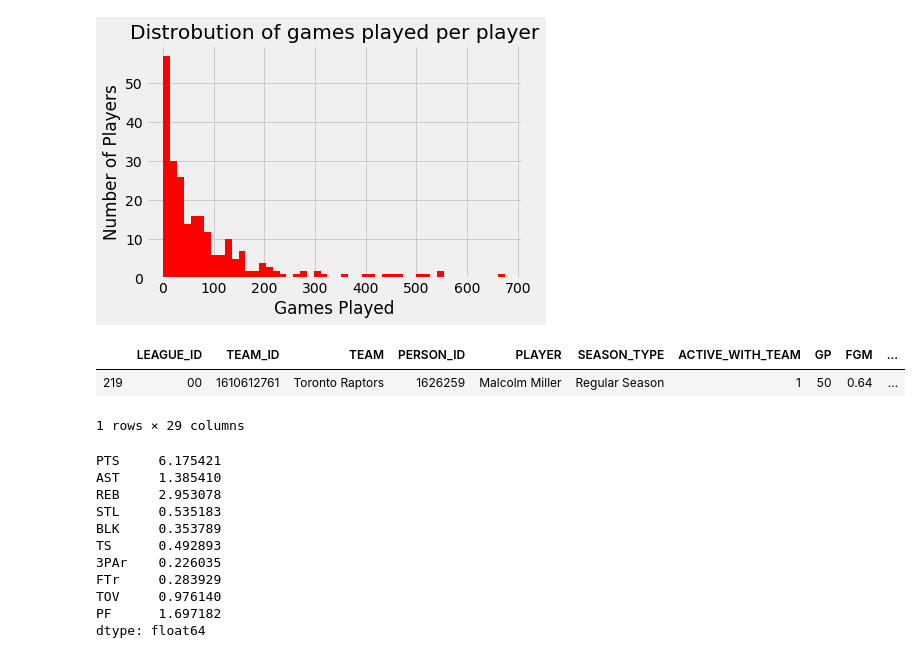
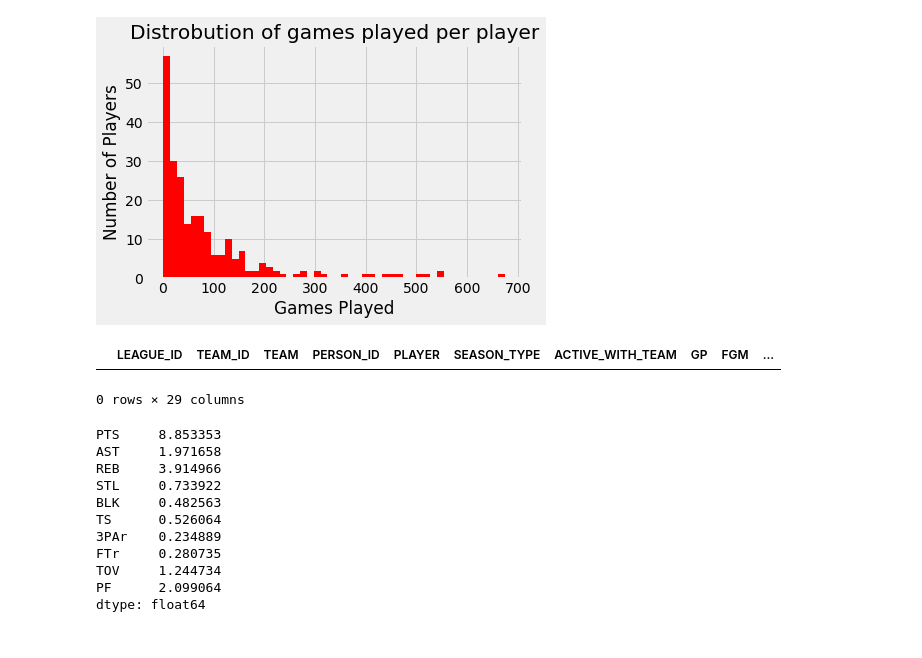
Before and after one commit to benrogers31/Finding_Avg_NBA_Player, a Jupyter notebook: Single_Player_Scrape.ipynb, the cells around one changed output. Saved outputs shown, nothing was run; the diff lists cells and outputs as text; code cells hidden in the pictures.

Commit message:
Working program to retrieve list of most average players in raptors history

```diff
--- a/Single_Player_Scrape.ipynb
+++ b/Single_Player_Scrape.ipynb
@@ -106,16 +106,17 @@ g.plot()
 # %%
 #Only stroing players that have played over 50 games for the raptors
 tor_players_df = tor_players_df.sort_values(by=['GP'],ascending=False)
-#tor_players_df =  tor_players_df.loc[tor_players_df['GP']>50]
 
+################# COMMENT OUT THIS LINE IF YOU WANT ALL PLAYERS ########################################
+tor_players_df =  tor_players_df.loc[tor_players_df['GP']>50]
+########################################################################################################
 names = tor_players_df['PLAYER']
 #tor_players_df
 tor_players_df .loc[(tor_players_df ['PLAYER'] == 'Malcolm Miller')]
 # tor_players_df
 # %% [output]
 |  | LEAGUE_ID | TEAM_ID | TEAM | PERSON_ID | PLAYER | SEASON_TYPE | ACTIVE_WITH_TEAM | GP | FGM | ... |
-| 219 | 00 | 1610612761 | Toronto Raptors | 1626259 | Malcolm Miller | Regular Season | 1 | 50 | 0.64 | ... |
-1 rows × 29 columns
+0 rows × 29 columns
 # %%
 #here we are going to take the stats that are important for our comparisons
 #tor_players_df = tor_players_df[['PLAYER','PTS', 'AST', 'REB', 'STL','BLK','TS','3PAr', 'FTr','TOV','PF'] ]
@@ -126,14 +127,14 @@ avg_player = df_tor_numbers.mean()
 
 avg_player
 # %% [output]
-PTS     6.175421
-AST     1.385410
-REB     2.953078
-STL     0.535183
-BLK     0.353789
-TS      0.492893
-3PAr    0.226035
-FTr     0.283929
-TOV     0.976140
-PF      1.697182
+PTS     8.853353
+AST     1.971658
+REB     3.914966
+STL     0.733922
+BLK     0.482563
+TS      0.526064
+3PAr    0.234889
+FTr     0.280735
+TOV     1.244734
+PF      2.099064
 dtype: float64
```
Also changed, not shown: parts of 8 cells of this notebook.
